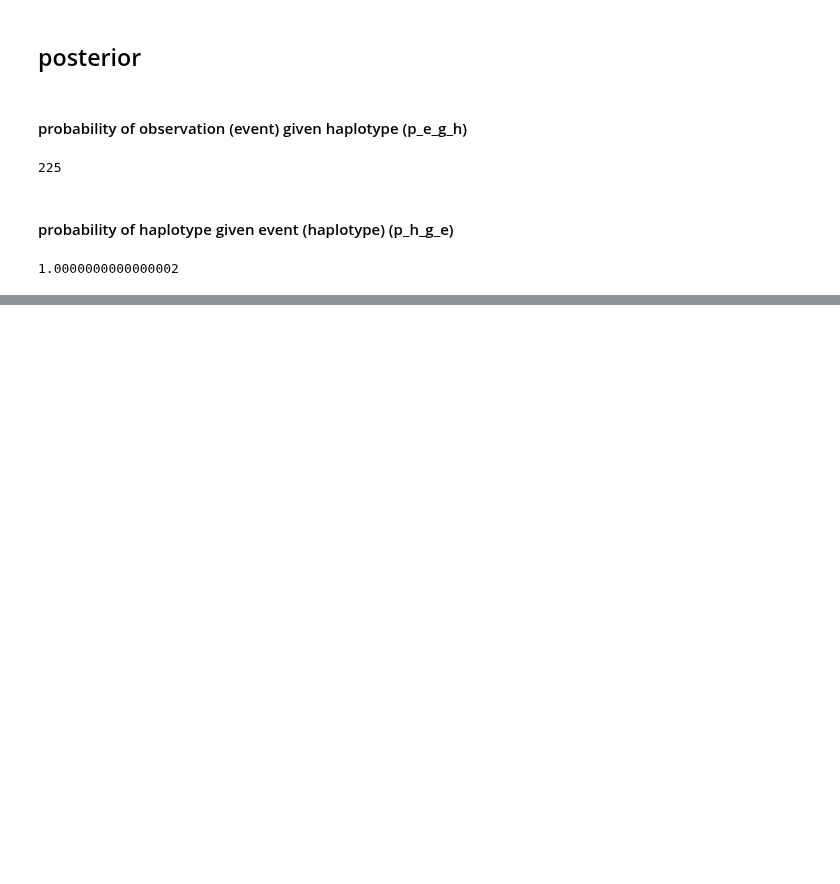
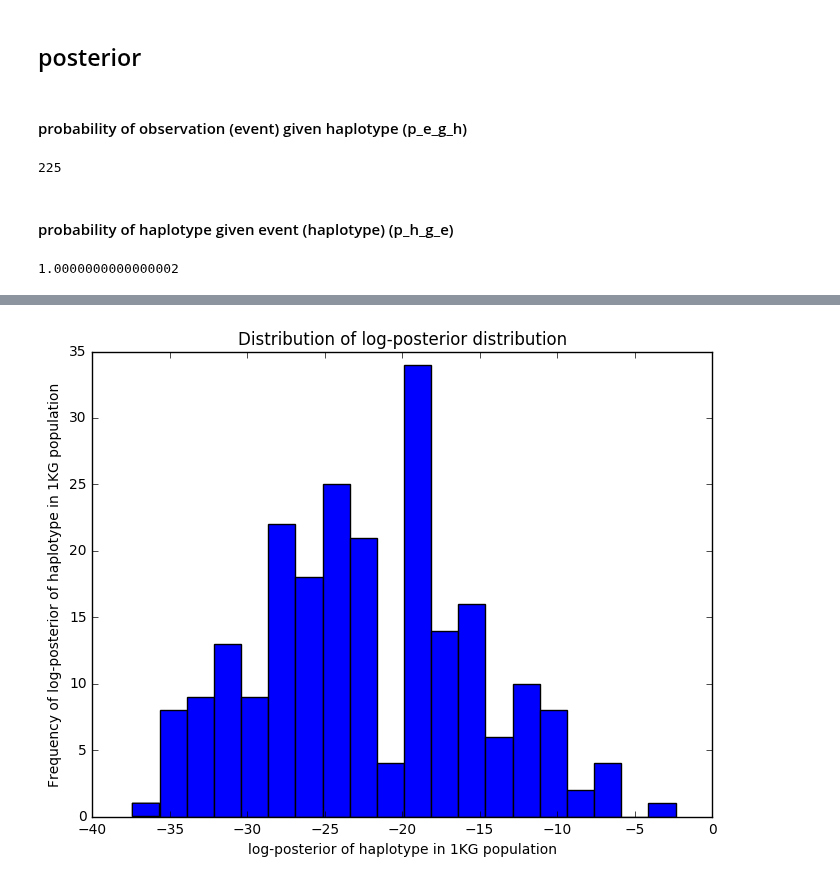
Before and after one commit to rivas-lab/nanopore, a Jupyter notebook: dev/scripts/20170210/20170210_Bayesian_online_inference_of_haplotype.ipynb, the cells around one changed output, grey strips where cells are left out. Saved outputs shown, nothing was run; the diff lists cells and outputs as text; code cells hidden in the pictures; blank space fills up the shorter version.

```diff
--- a/dev/scripts/20170210/20170210_haplotype_prior.ipynb
+++ b/dev/scripts/20170210/20170210_Bayesian_online_inference_of_haplotype.ipynb
@@ -401,0 +410,8 @@ sum(np.exp(log_p_h_g_e))
+# %%
+make_hist(log_p_h_g_e - np.log(10),
+          title='Distribution of log-posterior distribution',
+          xlabel = 'log-posterior of haplotype in 1KG population',
+          ylabel = 'Frequency of log-posterior of haplotype in 1KG population',
+          filename = '20170210_Bayesian_online_inference_of_haplotype.posterior334.png')
+# %% [output]
+[figure, added]
```
Also changed, not shown: parts of 1 cell of this notebook, 2 other files.
